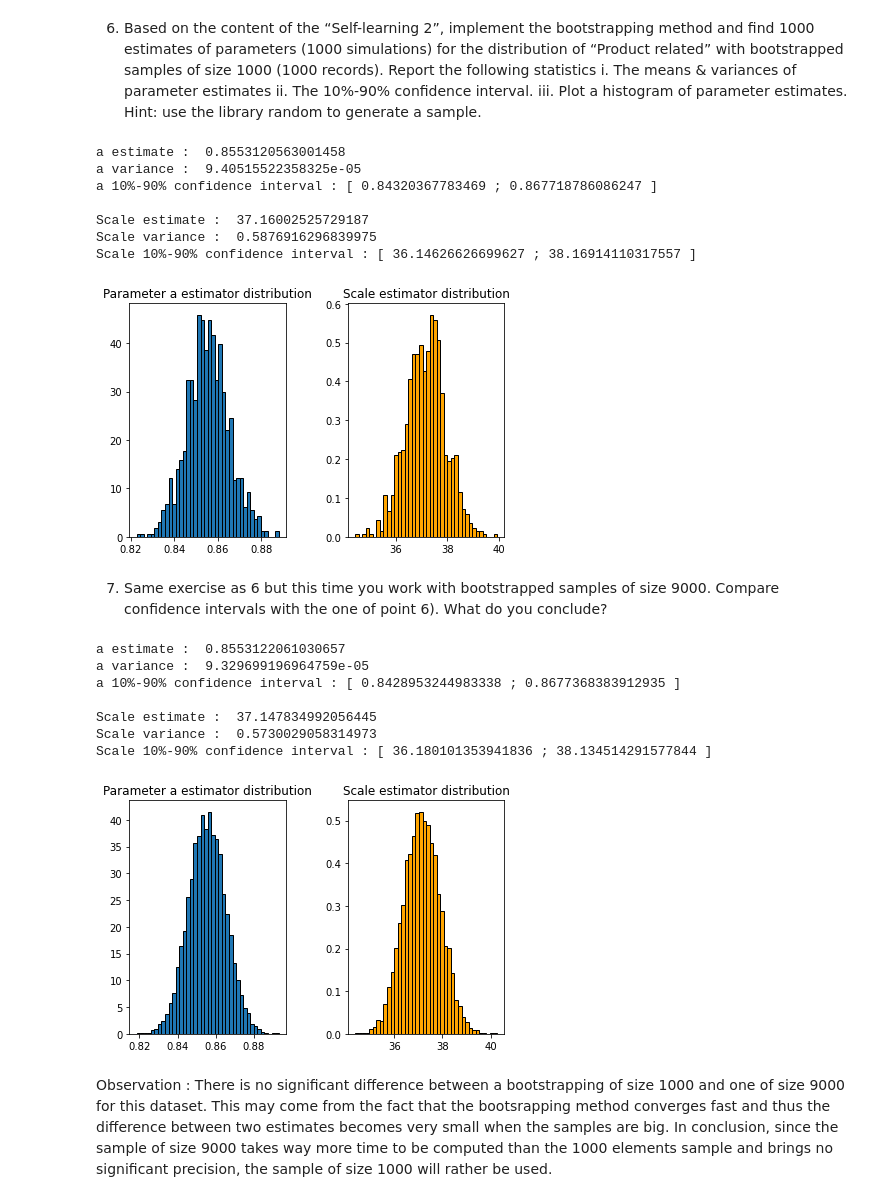
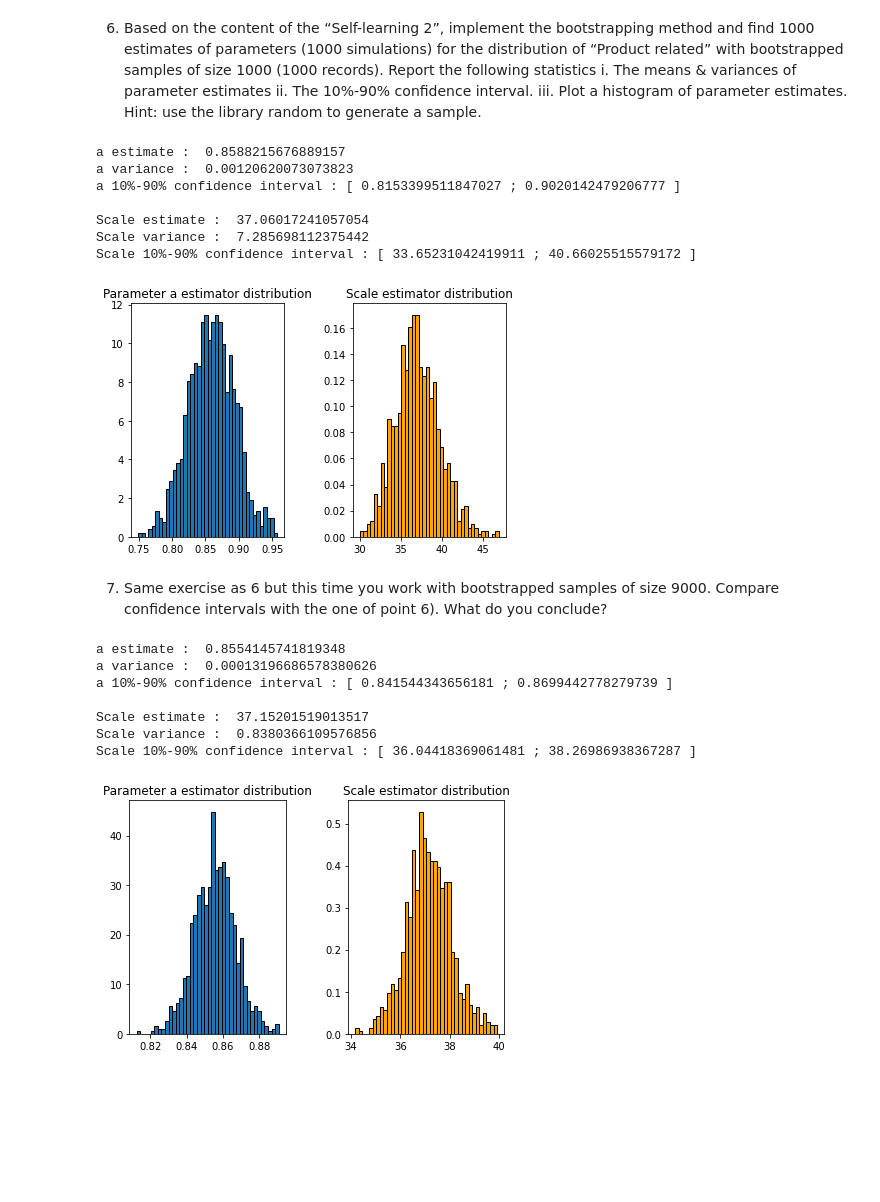
Before and after one commit to Smessens/SImonSimonHack, a Jupyter notebook: Hackathon1.ipynb, the cells around one changed output. Drawn from its saved outputs; the diff is of its cells as text; code cells hidden in the pictures; blank space fills up the shorter version.

```diff
--- a/Hackathon1.ipynb
+++ b/Hackathon1.ipynb
@@ -224,44 +224,44 @@ import random as rn
 #This function is based on the example given in the file "bootstrapping.py"
 #of the course LEPL1109: statistics and data sciences
 def bootstrapping(data,size):
-    a_gen=np.zeros(size)
-    scale_gen=np.zeros(size)
-    for i in range(size):
-        n_data=rn.choices(data,k=len(data))
+    a_gen=np.zeros(1000)
+    scale_gen=np.zeros(1000)
+    for i in range(1000):
+        n_data=rn.choices(data,k=size)
         a_gen[i],_,scale_gen[i]=sc.gamma.fit(n_data,scale=1,floc=0)
     return a_gen, scale_gen
 
 #Using the function with a sample of size 1000
 a_gen, scale_gen=bootstrapping(PR,1000)
 
 #Printing results
 print("a estimate : ",np.mean(a_gen))
 print("a variance : ",np.std(a_gen)**2)
 print("a 10%-90% confidence interval : [",np.quantile(a_gen,q=0.1),';',np.quantile(a_gen,q=0.9),']\n')
 
 print("Scale estimate : ",np.mean(scale_gen))
 print("Scale variance : ",np.std(scale_gen)**2)
 print("Scale 10%-90% confidence interval : [",np.quantile(scale_gen,q=0.1),';',np.quantile(scale_gen,q=0.9),']')
 
 #Plotting results
 plt.subplot(121)
 plt.hist(a_gen,40, density=1,edgecolor="k")
 plt.title("Parameter a estimator distribution")
 
 plt.subplot(122)
 plt.hist(scale_gen,40, density=1,color='orange',edgecolor="k")
 plt.title("Scale estimator distribution")
 plt.tight_layout()
 plt.show()
 # %% [output]
-a estimate :  0.8553120563001458
-a variance :  9.40515522358325e-05
-a 10%-90% confidence interval : [ 0.84320367783469 ; 0.867718786086247 ]
+a estimate :  0.8588215676889157
+a variance :  0.00120620073073823
+a 10%-90% confidence interval : [ 0.8153399511847027 ; 0.9020142479206777 ]
 
-Scale estimate :  37.16002525729187
-Scale variance :  0.5876916296839975
-Scale 10%-90% confidence interval : [ 36.14626626699627 ; 38.16914110317557 ]
+Scale estimate :  37.06017241057054
+Scale variance :  7.285698112375442
+Scale 10%-90% confidence interval : [ 33.65231042419911 ; 40.66025515579172 ]
-[figure, old version]
+[figure, new version]
 # %% [markdown]
 7)	Same exercise as 6 but this time you work with bootstrapped samples of size 9000. Compare confidence intervals with the one of point 6). What do you conclude?
 # %%
@@ -288,13 +288,11 @@ plt.title("Scale estimator distribution")
 plt.tight_layout()
 plt.show()
 # %% [output]
-a estimate :  0.8553122061030657
-a variance :  9.329699196964759e-05
-a 10%-90% confidence interval : [ 0.8428953244983338 ; 0.8677368383912935 ]
+a estimate :  0.8554145741819348
+a variance :  0.00013196686578380626
+a 10%-90% confidence interval : [ 0.841544343656181 ; 0.8699442778279739 ]
 
-Scale estimate :  37.147834992056445
-Scale variance :  0.5730029058314973
-Scale 10%-90% confidence interval : [ 36.180101353941836 ; 38.134514291577844 ]
+Scale estimate :  37.15201519013517
+Scale variance :  0.8380366109576856
+Scale 10%-90% confidence interval : [ 36.04418369061481 ; 38.26986938367287 ]
-[figure, old version]
+[figure, new version]
-# %% [markdown]
-Observation : There is no significant difference between a bootstrapping of size 1000 and one of size 9000 for this dataset. This may come from the fact that the bootsrapping method converges fast and thus the difference between two estimates becomes very small when the samples are big. In conclusion, since the sample of size 9000 takes way more time to be computed than the 1000 elements sample and brings no significant precision, the sample of size 1000 will rather be used.
```
Also changed, not shown: parts of 1 cell of this notebook.
